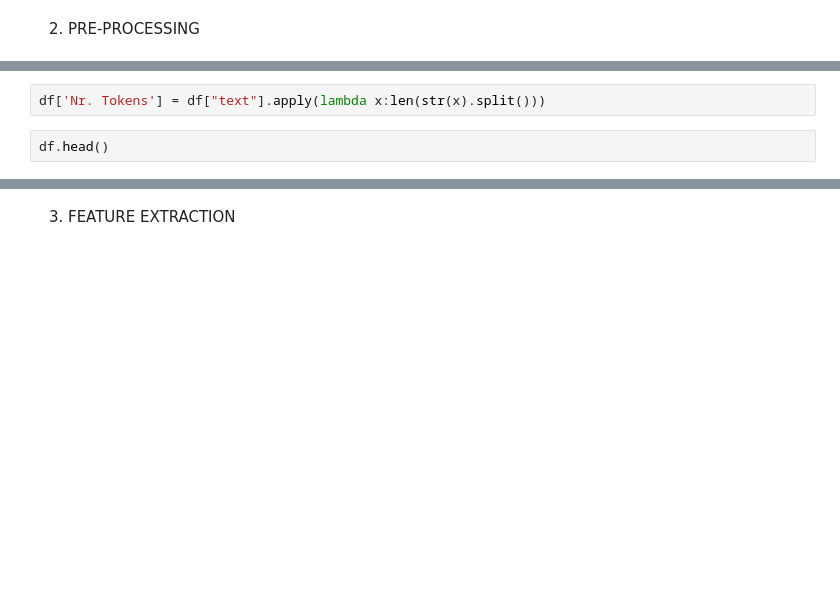
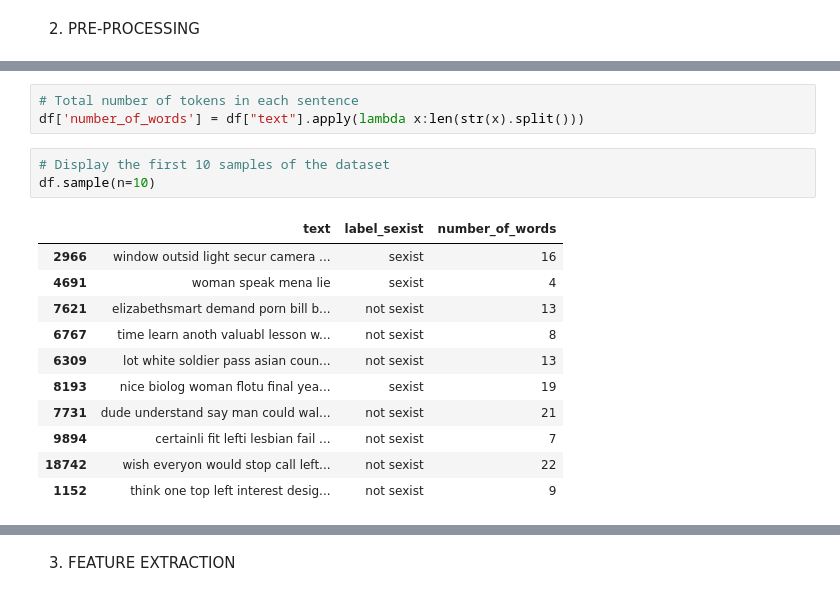
Before and after one commit to antoniocapicotto/edos, a Jupyter notebook: edos.ipynb, the cells around one changed output, grey strips where cells are left out. Drawn from its saved outputs; the diff is of its cells as text; blank space fills up the shorter version.

```diff
--- a/edos.ipynb
+++ b/edos.ipynb
@@ -118,4 +216,18 @@ print("Lexical diversity:", len(set(df["text"])) / len(df["text"]))
 # %%
-df['Nr. Tokens'] = df["text"].apply(lambda x:len(str(x).split()))
+# Total number of tokens in each sentence
+df['number_of_words'] = df["text"].apply(lambda x:len(str(x).split()))
-# %%
-df.head()
+# %%
+# Display the first 10 samples of the dataset
+df.sample(n=10)
+# %% [output]
+|  | text | label_sexist | number_of_words |
+| 2966 | window outsid light secur camera ... | sexist | 16 |
+| 4691 | woman speak mena lie | sexist | 4 |
+| 7621 | elizabethsmart demand porn bill b... | not sexist | 13 |
+| 6767 | time learn anoth valuabl lesson w... | not sexist | 8 |
+| 6309 | lot white soldier pass asian coun... | not sexist | 13 |
+| 8193 | nice biolog woman flotu final yea... | sexist | 19 |
+| 7731 | dude understand say man could wal... | not sexist | 21 |
+| 9894 | certainli fit lefti lesbian fail ... | not sexist | 7 |
+| 18742 | wish everyon would stop call left... | not sexist | 22 |
+| 1152 | think one top left interest desig... | not sexist | 9 |
```
Also changed, not shown: parts of 19 cells of this notebook, 1 other file.
